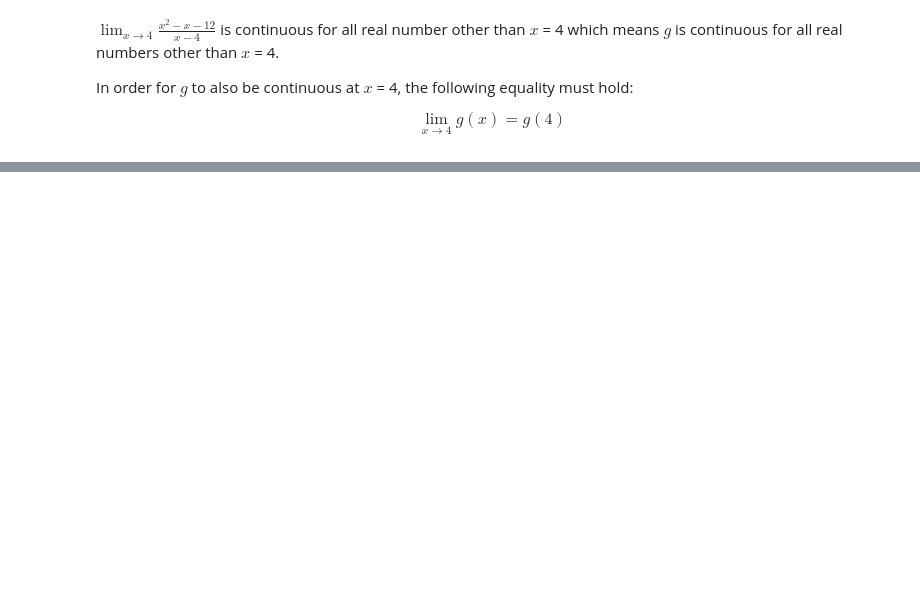
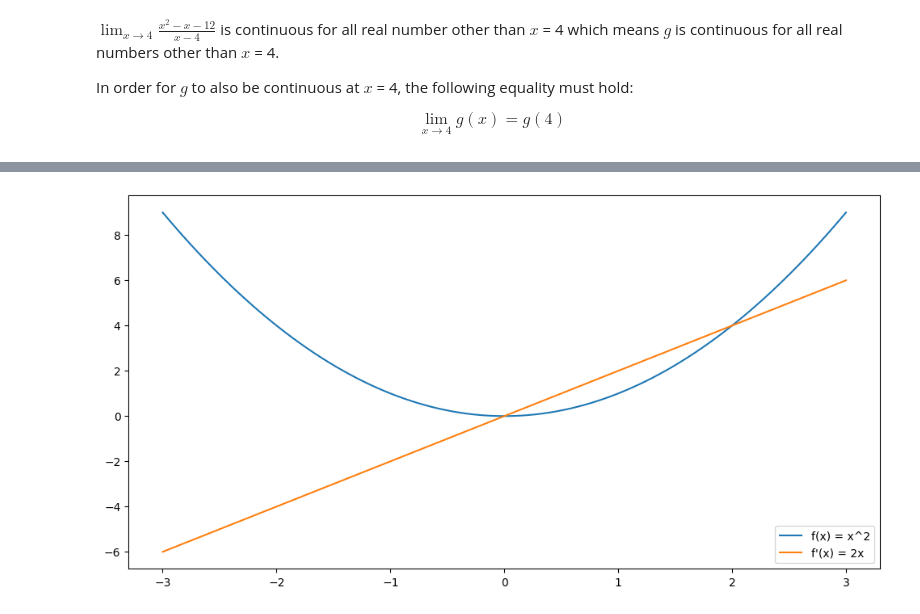
Before and after one commit to thomjiji/calculus, a Jupyter notebook: main.ipynb, the cells around one changed output, grey strips where cells are left out. Saved outputs shown, nothing was run; the diff lists cells and outputs as text; code cells hidden in the pictures; blank space fills up the shorter version.

```diff
--- a/main.ipynb
+++ b/main.ipynb
@@ -646,0 +685,32 @@ plt.show()
+# %%
+import numpy as np
+import matplotlib.pyplot as plt
+
+
+# Function definition
+def f(x):
+    return x ** 2
+
+
+# Derivative function definition
+def df(x):
+    return 2 * x
+
+
+# Generate the x values
+x = np.linspace(-3, 3, 100)
+y = f(x)
+dy = df(x)
+
+# Create the plots
+plt.figure(figsize=(12, 6))
+plt.plot(x, y, label="f(x) = x^2")
+plt.plot(x, dy, label="f'(x) = 2x")
+
+# Add a legend
+plt.legend()
+
+# Show the plot
+plt.show()
+# %% [output]
+[figure, added]
```
Also changed, not shown: parts of 14 cells of this notebook, 4 other files.
